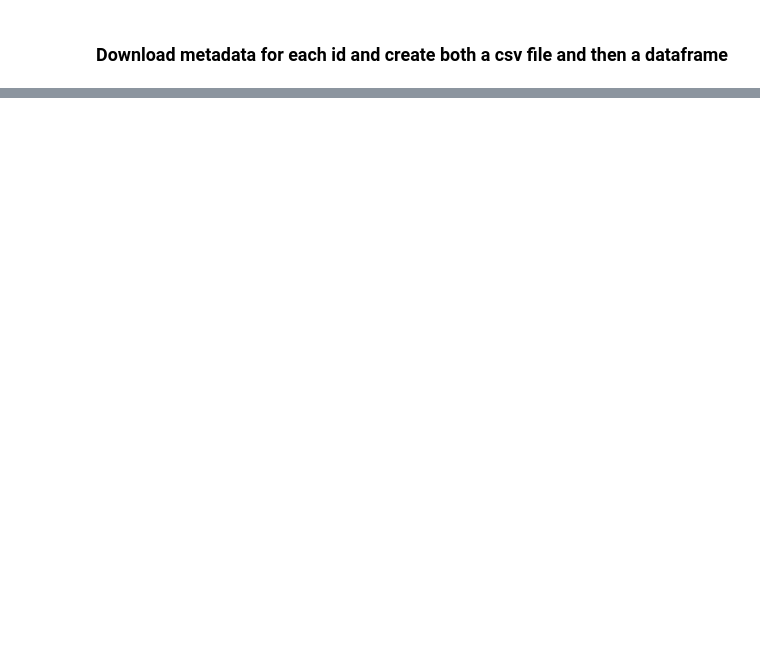
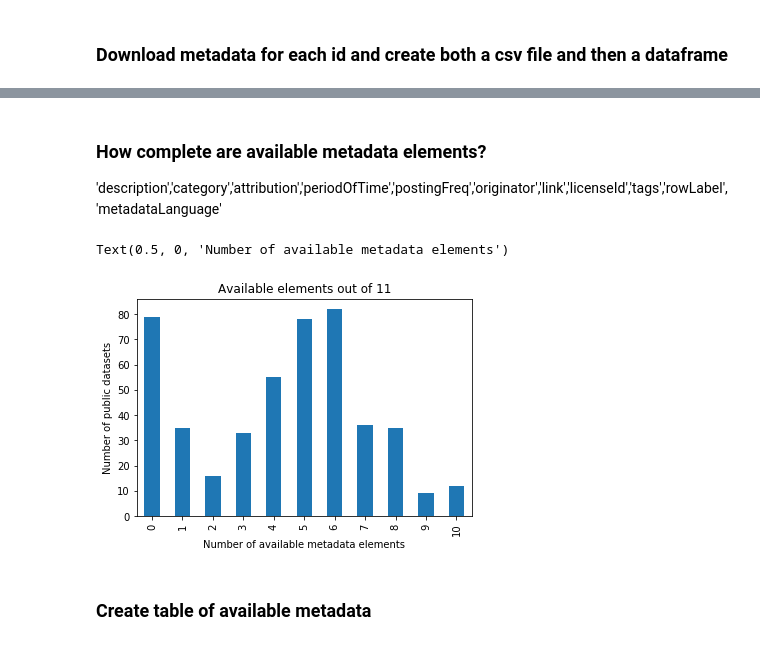
Before and after one commit to OpenDataLiteracy/WSL-AMF, a Jupyter notebook: portal-dashboard/socrata-all-metadata.ipynb, the cells around one changed output, grey strips where cells are left out. Drawn from its saved outputs; the diff is of its cells as text; code cells hidden in the pictures; blank space fills up the shorter version.

```diff
--- a/portal-dashboard/socrata-all-metadata.ipynb
+++ b/portal-dashboard/socrata-all-metadata.ipynb
@@ -506,0 +378,35 @@ TypeError: string indices must be integers
+# %% [markdown]
+### How complete are available metadata elements?
+'description','category','attribution','periodOfTime','postingFreq','originator','link','licenseId','tags','rowLabel', 'metadataLanguage'
+# %%
+#dfmeta.count(axis='columns')
+#dfmeta.loc[446,]
+dfmeta = pd.read_csv(descriptor+'-METADATA'+str(datetime.datetime.now().strftime("%Y-%m-%d"))+'.csv',encoding='cp1252')
+# %%
+#Available metadata dataframe of public datasets
+#dfmeta['numColumnDescriptions'].replace(0, np.nan, inplace = True)
+
+#Count number of available metadata fields filled (not NaN)(and subtract the uid, name, downloads, views, pub date, update date, num columns, col desc)
+adfmetas1 = dfmeta.count(axis='columns')-8
+
+#Converts the series to a dataframe
+adfmetacts = pd.DataFrame({'origIndex':adfmetas1.index, 'value':adfmetas1.values})
+
+adfmetas2 = adfmetacts.value.value_counts() #uses matlibplot to count rows for each count
+
+#Converts the series to a dataframe
+
+adfmetacts = pd.DataFrame({'descriptor':'availableMetadataComplete','unit':adfmetas2.index, 'value':adfmetas2.values})
+
+
+adfmeta = adfmetacts.sort_values('unit',ascending=True) #sort the rows
+
+#plot the counts
+adfmeta.plot(y='value', kind='bar', x='unit', legend=False, title='Available elements out of 11')
+plt.ylabel('Number of public datasets') #Gets rid of the "Counts lable"
+plt.xlabel('Number of available metadata elements')
+# %% [output]
+Text(0.5, 0, 'Number of available metadata elements')
+[figure, added]
+# %% [markdown]
+### Create table of available metadata
```
Also changed, not shown: parts of 39 cells of this notebook.
